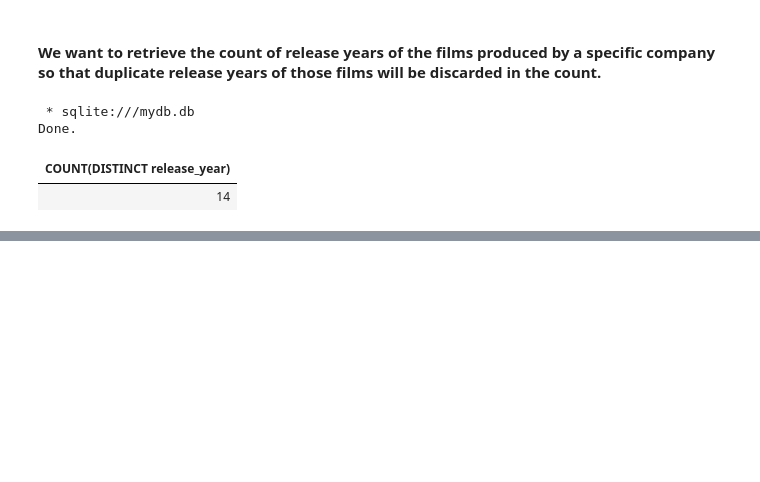
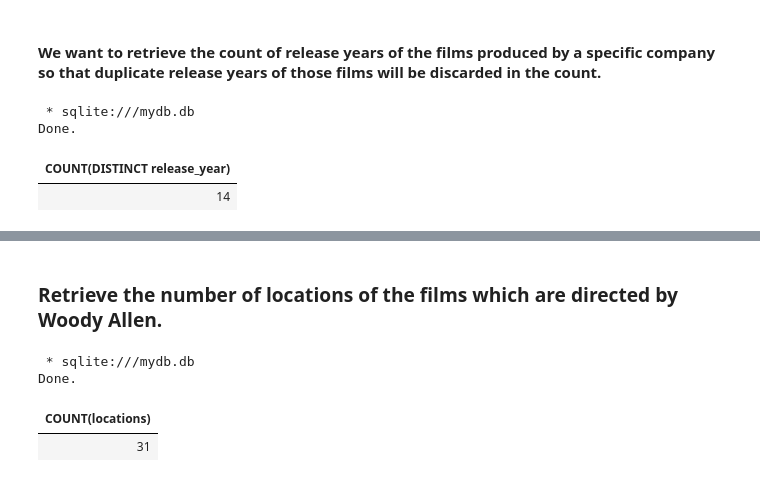
Before and after one commit to alirezaghorbani1983/IBM-DATA-SCIENCE, a Jupyter notebook: sql_new/sql_queries.ipynb, the cells around one changed output, grey strips where cells are left out. Drawn from its saved outputs; the diff is of its cells as text; code cells hidden in the pictures; blank space fills up the shorter version.

```diff
--- a/sql_new/sql_queries.ipynb
+++ b/sql_new/sql_queries.ipynb
@@ -210,0 +228,10 @@ Done.
+# %% [markdown]
+### Retrieve the number of locations of the films which are directed by Woody Allen.
+# %%
+%%sql
+SELECT COUNT(locations) FROM FilmLocations WHERE director = "Woody Allen";
+# %% [output]
+ * sqlite:///mydb.db
+Done.
+| COUNT(locations) |
+| 31 |
```
Also changed, not shown: parts of 16 cells of this notebook, 1 other file.
